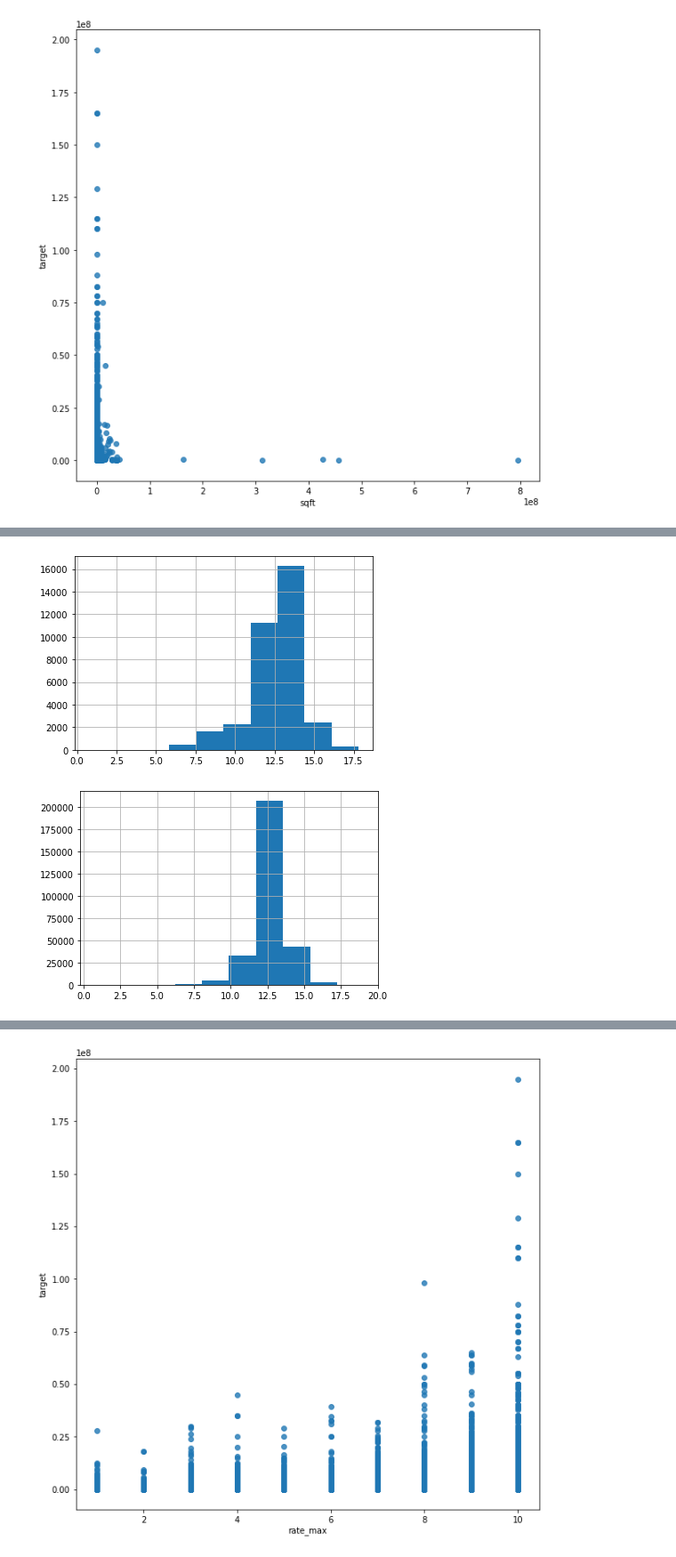
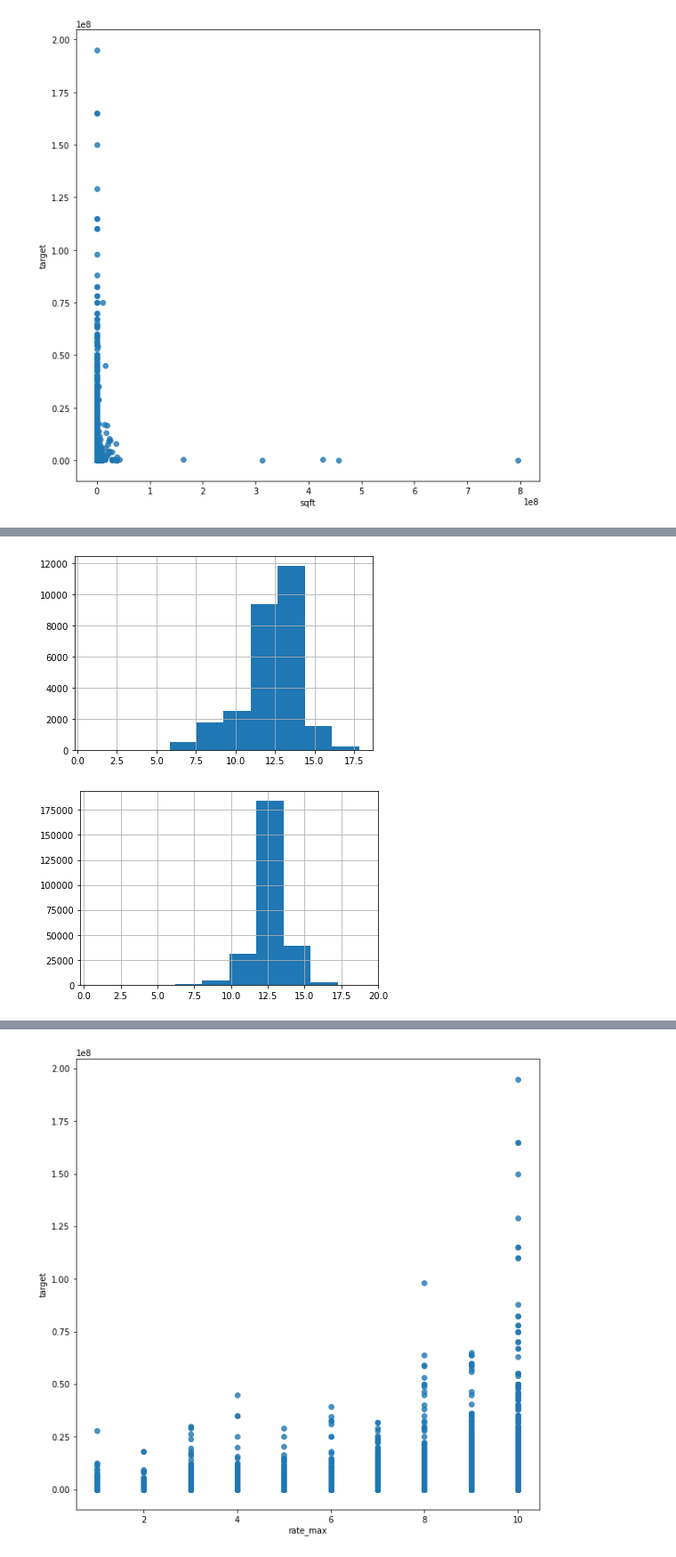
Before and after one commit to TimeryaevaM/Diplom, a Jupyter notebook: diplom_4v.ipynb, the cells around one changed output, grey strips where cells are left out. Shown at 89% size. Drawn from its saved outputs; the diff is of its cells as text; code cells hidden in the pictures.

```diff
--- a/diplom_4v.ipynb
+++ b/diplom_4v.ipynb
@@ -322,8 +328,8 @@ def street_replace(df, st_tupl):
 
   # print(f'replace {st_tupl[0]} to {st_tupl[1]}')
 # %%
-for x in street_list_tuple:
-  street_replace(df, x)
+# for x in street_list_tuple:
+#   street_replace(df, x)
 # %%
 def del_dropwords_street(df, dropword):
 
@@ -334,5 +340,5 @@ def del_dropwords_street(df, dropword):
 # %%
 dropwords = ['lot', 'lots', 'collections', 'collection', 'plan', 'apt', 'unit', 'buildable', 'the']
 
-for x in dropwords:
-  del_dropwords_street(df, x)
+# for x in dropwords:
+#   del_dropwords_street(df, x)
@@ -450,5 +436,6 @@ df['city'] = df['city'].str.replace('nyork', 'new york').str.replace('nyc', 'new
 df['city'] = df['city'].str.replace('bed-stuy', 'brooklyn').str.replace('collegepoint', 'college point')
 df['city'] = df['city'].str.replace('othvalue [ a-z]*', 'othvalue')
 # %%
-df['city'] = df['city'].apply(lambda x: " ".join(str(x).split()))
+df['city'] = df['city'].apply(lambda x: " ".join(str(x).split())).str.strip()
+df['city'] = df['city'].apply(lambda x: None if x is None else None if str(x) == '' else x)
 # %%
@@ -525,3 +512,3 @@ df['zipcode'].value_counts()
 Name: zipcode, Length: 4549, dtype: int64
 # %%
-df['zipcode'] = df['zipcode'].str.replace('\-[0-9]*', '').apply(lambda x: None if x is None else None if x == '' else int(x))
+df['zipcode'] = df['zipcode'].str.replace('\-[0-9]*', '').apply(lambda x: None if x is None else None if x == '' else str(x))
@@ -1355,12 +1366,12 @@ data_out[data_out['name'] == 'dist_max']
 # %%
-df_train[df_train['dist_max'] > 10.92]['target_log'].hist()
+df_train[df_train['dist_max'] > 10.56]['target_log'].hist()
 plt.show()
 
-df_train[df_train['dist_max'] <= 10.92]['target_log'].hist()
+df_train[df_train['dist_max'] <= 10.56]['target_log'].hist()
 plt.show()
 # %% [output]
-[figure, old version]
+[figure, new version]
-[figure, old version]
+[figure, new version]
 # %%
 # Цена распределена примерно одинакого, ничего с выбросами делать пока не будем
 # %%
```
Also changed, not shown: parts of 83 cells of this notebook.
